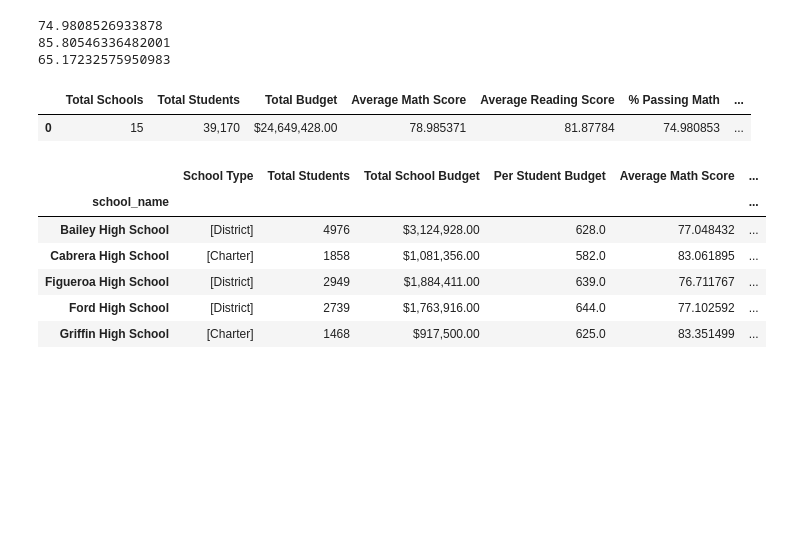
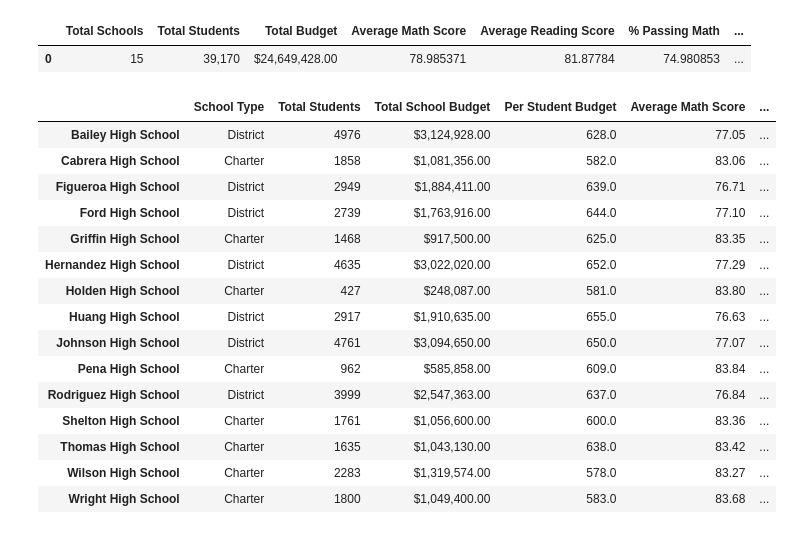
Before and after one commit to kmcgrath88/pandas-challenge, a Jupyter notebook: PyCitySchools/PyCitySchools.ipynb, the cells around one changed output. Drawn from its saved outputs; the diff is of its cells as text; code cells hidden in the pictures; blank space fills up the shorter version.

```diff
--- a/PyCitySchools/PyCitySchools.ipynb
+++ b/PyCitySchools/PyCitySchools.ipynb
@@ -57,22 +36,15 @@ print(AvgReadScore)
 # %%
 #Calculate the percentage of students with a passing math score (70 or greater)
 MathOver70 = len(school_data_complete.loc[school_data_complete["math_score"]>=70, "math_score"])
-MathPercentPass = MathOver70/SumTotalStudents *100
-print(MathPercentPass)
+MathPercentPass = MathOver70/SumTotalStudents *100 #print(MathPercentPass)
 
 #Calculate the percentage of students with a passing reading score (70 or greater)
 ReadOver70 = len(school_data_complete.loc[school_data_complete["reading_score"]>=70, "reading_score"])
-ReadPercentPass = ReadOver70/SumTotalStudents *100
-print(ReadPercentPass)
+ReadPercentPass = ReadOver70/SumTotalStudents *100 #print(ReadPercentPass)
 
-#Calculate the percentage of students who passed math and reading (% Overall Passing)
+#Calculate the percentage of students who passed math AND reading (% Overall Passing)
 TotalPercentPassed = school_data_complete.loc[(school_data_complete["reading_score"]>=70) &
                         (school_data_complete["math_score"]>=70), :]
-PassedBoth = len(TotalPercentPassed)/SumTotalStudents * 100
-print(PassedBoth)
+PassedBoth = len(TotalPercentPassed)/SumTotalStudents * 100 #print(PassedBoth)
-# %% [output]
-74.9808526933878
-85.80546336482001
-65.17232575950983
 # %%
 #Create a dataframe to hold the above results
@@ -118,48 +84,53 @@ EngScore = SchoolGroup['reading_score'].mean()
 # %%
 #% Passing Math
-#Created new DF for math scores over 70
-#Regrouped data by school name using new DF, found the total number, calculated percent
-MathPass = school_data_complete[(school_data_complete['math_score']>=70)]
-SchoolMathGroup = MathPass.groupby(['school_name'])
-MathPassSum = SchoolMathGroup['math_score'].count()
-MathPassPercent = (MathPassSum/StudentTotal) * 100
+MathPass = school_data_complete[(school_data_complete['math_score']>=70)] #Created new DF for math scores over 70
+SchoolMathGroup = MathPass.groupby(['school_name']) #Regrouped data by school name using new DF
+MathPassSum = SchoolMathGroup['math_score'].count() #Found the total number
+MathPassPercent = round((MathPassSum/StudentTotal) * 100, 2) #Calculated percent
 
 #% Passing Reading
-EngPass = school_data_complete[(school_data_complete['reading_score']>=70)]
-SchoolEngGroup = EngPass.groupby(['school_name'])
-EngPassSum = SchoolEngGroup['reading_score'].count()
-EngPassPercent = (EngPassSum/StudentTotal) * 100
+EngPass = school_data_complete[(school_data_complete['reading_score']>=70)] #Created new DF for reading scores over 70
+SchoolEngGroup = EngPass.groupby(['school_name']) #Regrouped data by school name using new DF
+EngPassSum = SchoolEngGroup['reading_score'].count() #Found the total number
+EngPassPercent = round((EngPassSum/StudentTotal) * 100, 2) #Calculated percent
 
-#% Overall Passing (The percentage of students that passed math and reading.)
+#% Overall Passing (The percentage of students that passed math AND reading.) #Same steps as above
 MathEngPass = school_data_complete[(school_data_complete['reading_score']>=70)&(school_data_complete['math_score']>=70)]
 SchoolCombGroup = MathEngPass.groupby(['school_name'])
 CombPassSum = SchoolCombGroup['math_score'].count()
-CombPassPercent = (CombPassSum/StudentTotal) * 100
+CombPassPercent = round((CombPassSum/StudentTotal) * 100, 2)
 # %%
-#School Name, School Type, Total Students, Total School Budget
+#Dataframe for above results
 SchoolSummary = {'School Type': Type, 'Total Students': StudentTotal, 'Total School Budget': NewBudget,
                  'Per Student Budget': PerStudentBudget, 'Average Math Score': MathScore,
                  'Average Reading Score': EngScore, '% Passing Math': MathPassPercent,
                  '% Passing Reading': EngPassPercent, '% Overall Passing': CombPassPercent}
+
 SchoolSummaryDF = pd.DataFrame(SchoolSummary)
-
-
-#SchoolSummaryDF["School Type"] = SchoolSummaryDF["School Type"].str.strip('[]')
 #SchoolSummaryDF["Total Students"] = SchoolSummaryDF["Total Students"].map("{:,}".format)
 SchoolSummaryDF["Total School Budget"] = SchoolSummaryDF["Total School Budget"].map("${:,.2f}".format)
-#SchoolSummaryDF["Per Student Budget"] = SchoolSummaryDF["Per Student Budget"].astype(float).map("${:,.2f}".format)
-#SchoolSummaryDF["Average Math Score"] = SchoolSummaryDF["Average Math Score"].map("{:.2f}".format)
-#SchoolSummaryDF["Average Reading Score"] = SchoolSummaryDF["Average Reading Score"].map("{:.2f}".format)
+#SchoolSummaryDF["Per Student Budget"] = SchoolSummaryDF["Per Student Budget"].apply(money)
+
 #Create a dataframe to hold the above results
-SchoolSummaryDF.head()
+SchoolSummaryDF.index.name = None
+SchoolSummaryDF
 # %% [output]
 |  | School Type | Total Students | Total School Budget | Per Student Budget | Average Math Score | ... |
-| school_name |  |  |  |  |  | ... |
-| Bailey High School | [District] | 4976 | $3,124,928.00 | 628.0 | 77.048432 | ... |
-| Cabrera High School | [Charter] | 1858 | $1,081,356.00 | 582.0 | 83.061895 | ... |
-| Figueroa High School | [District] | 2949 | $1,884,411.00 | 639.0 | 76.711767 | ... |
-| Ford High School | [District] | 2739 | $1,763,916.00 | 644.0 | 77.102592 | ... |
-| Griffin High School | [Charter] | 1468 | $917,500.00 | 625.0 | 83.351499 | ... |
+| Bailey High School | District | 4976 | $3,124,928.00 | 628.0 | 77.05 | ... |
+| Cabrera High School | Charter | 1858 | $1,081,356.00 | 582.0 | 83.06 | ... |
+| Figueroa High School | District | 2949 | $1,884,411.00 | 639.0 | 76.71 | ... |
+| Ford High School | District | 2739 | $1,763,916.00 | 644.0 | 77.10 | ... |
+| Griffin High School | Charter | 1468 | $917,500.00 | 625.0 | 83.35 | ... |
+| Hernandez High School | District | 4635 | $3,022,020.00 | 652.0 | 77.29 | ... |
+| Holden High School | Charter | 427 | $248,087.00 | 581.0 | 83.80 | ... |
+| Huang High School | District | 2917 | $1,910,635.00 | 655.0 | 76.63 | ... |
+| Johnson High School | District | 4761 | $3,094,650.00 | 650.0 | 77.07 | ... |
+| Pena High School | Charter | 962 | $585,858.00 | 609.0 | 83.84 | ... |
+| Rodriguez High School | District | 3999 | $2,547,363.00 | 637.0 | 76.84 | ... |
+| Shelton High School | Charter | 1761 | $1,056,600.00 | 600.0 | 83.36 | ... |
+| Thomas High School | Charter | 1635 | $1,043,130.00 | 638.0 | 83.42 | ... |
+| Wilson High School | Charter | 2283 | $1,319,574.00 | 578.0 | 83.27 | ... |
+| Wright High School | Charter | 1800 | $1,049,400.00 | 583.0 | 83.68 | ... |
 # %%
 Top5Overall_df = SchoolSummaryDF.sort_values("% Overall Passing", ascending = False)
 Top5Overall_df.head()
```
Also changed, not shown: parts of 13 cells of this notebook.
